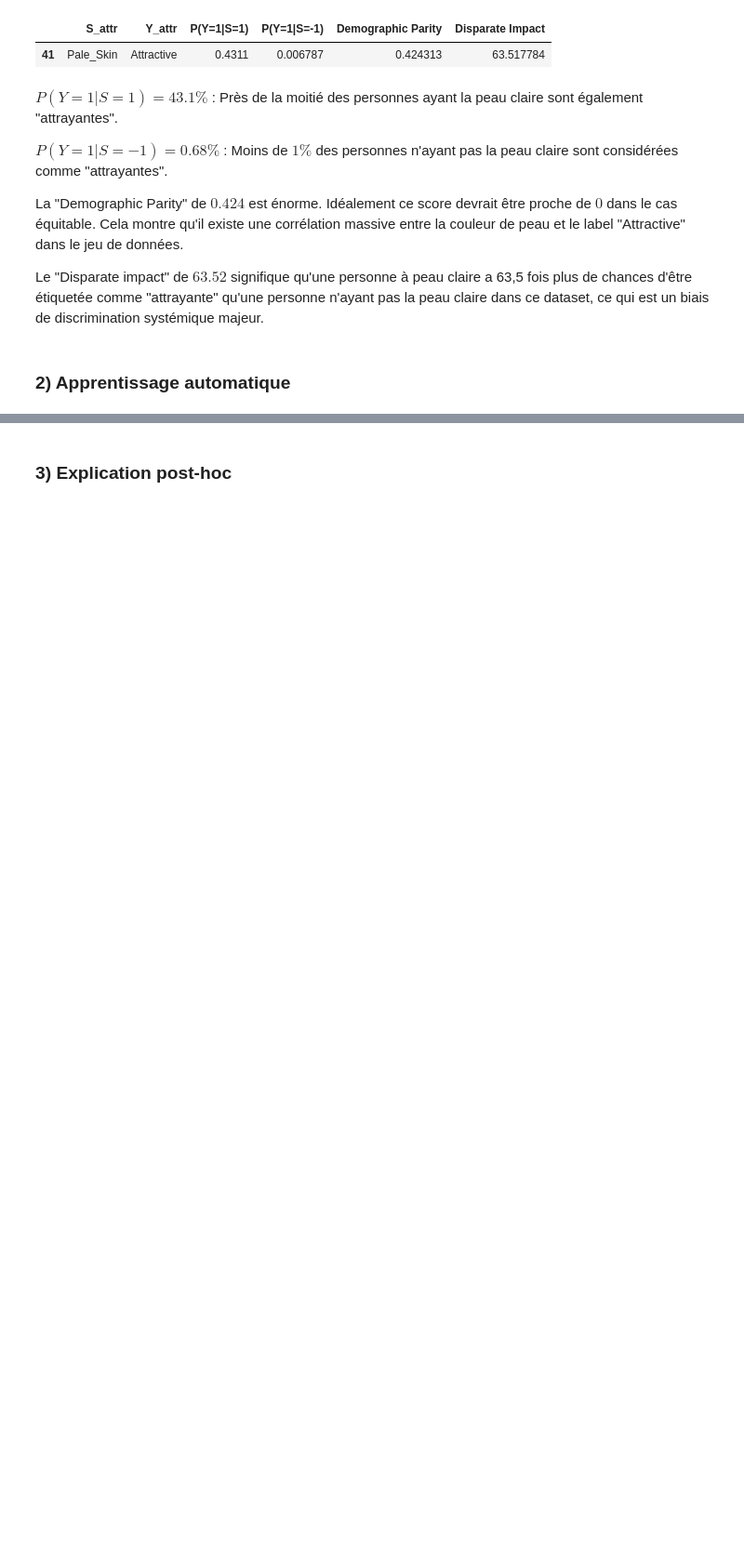
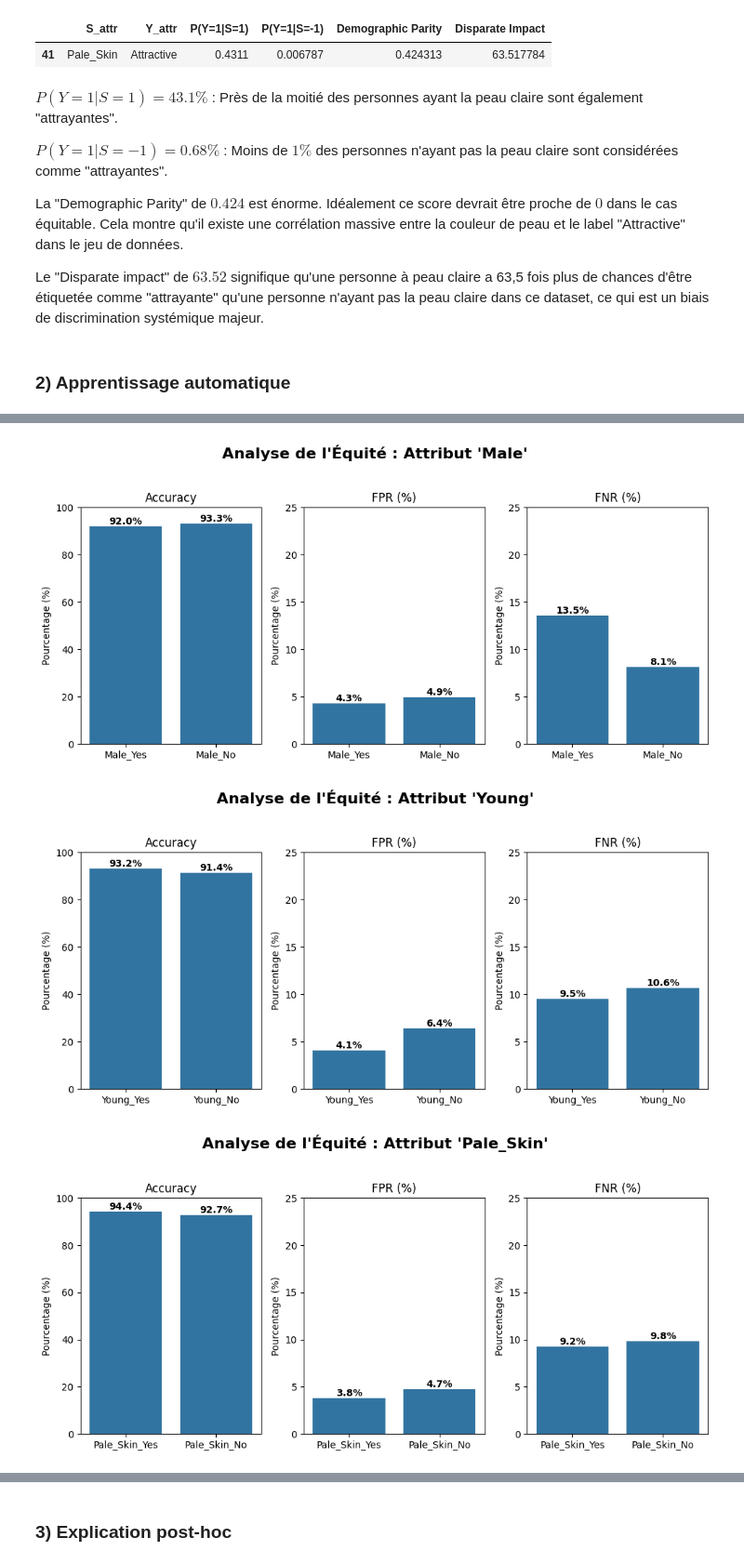
Before and after one commit to Nicolas2412/project-rexai, a Jupyter notebook: project.ipynb, the cells around one changed output, grey strips where cells are left out. Shown at 93% size. Drawn from its saved outputs; the diff is of its cells as text; code cells hidden in the pictures; blank space fills up the shorter version.

```diff
--- a/project.ipynb
+++ b/project.ipynb
@@ -571,0 +997,4 @@ Le "Disparate impact" de $63.52$ signifique qu'une personne à peau claire a 63,
+# %%
+
+df_extended = evaluate_fairness(model, test_loader, test_df, ['Male', 'Young', 'Pale_Skin'], device)
+print(df_extended)
@@ -571,0 +1010,43 @@ Le "Disparate impact" de $63.52$ signifique qu'une personne à peau claire a 63,
+# %%
+import matplotlib.pyplot as plt
+import seaborn as sns
+
+
+def plot_individual_fairness(df):
+    # Liste des attributs uniques dans ton dataframe
+    attributes = df['Attribut'].unique()
+    metrics = ['Accuracy', 'FPR (%)', 'FNR (%)']
+    colors = ['#4CAF50', '#FFC107', '#F44336']  # Vert, Jaune, Rouge
+
+    for attr in attributes:
+        # On filtre le dataframe pour l'attribut actuel (ex: 'Male')
+        subset = df[df['Attribut'] == attr]
+
+        fig, axes = plt.subplots(1, 3, figsize=(10, 5))
+        plt.subplots_adjust(top=0.85)
+        fig.suptitle(
+            f"Analyse de l'Équité : Attribut '{attr}'", fontsize=16, fontweight='bold')
+
+        for i, metric in enumerate(metrics):
+            sns.barplot(data=subset, x='Groupe', y=metric,
+                        ax=axes[i])
+            axes[i].set_title(metric, fontsize=12)
+            axes[i].set_ylim(0, 100 if metric == 'Accuracy' else max(
+                subset[metric].max() + 10, 25))
+            axes[i].set_xlabel('')
+            axes[i].set_ylabel('Pourcentage (%)')
+
+            # Ajout des étiquettes de données
+            for p in axes[i].patches:
+                axes[i].annotate(f'{p.get_height():.1f}%',
+                                (p.get_x() + p.get_width() / 2., p.get_height()),
+                                ha='center', va='bottom', fontsize=10, fontweight='bold')
+
+        plt.tight_layout(rect=[0, 0.03, 1, 0.95])
+        plt.show()
+# %%
+plot_individual_fairness(df_extended)
+# %% [output]
+[figure, added]
+[figure, added]
+[figure, added]
```
Also changed, not shown: parts of 31 cells of this notebook, 1 other file.
